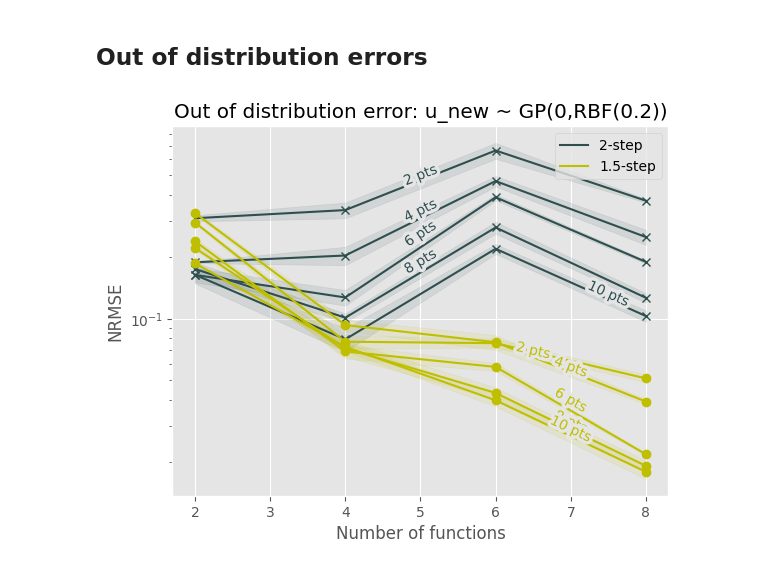
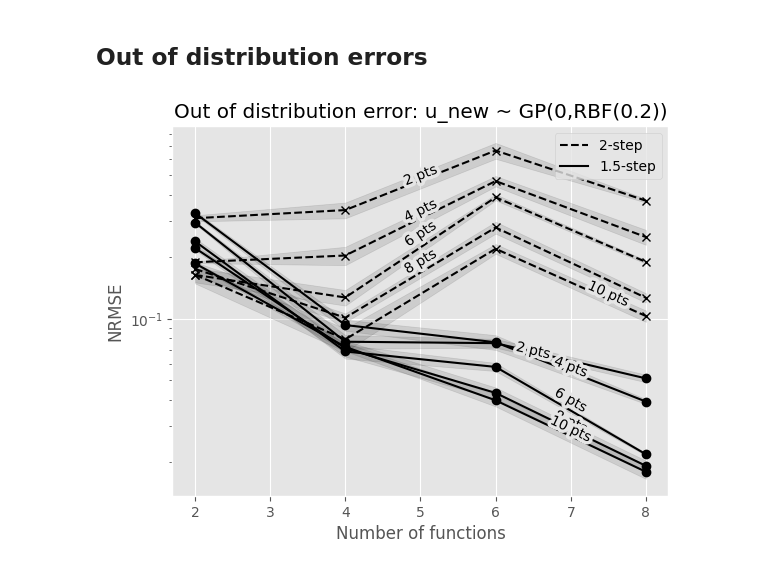
Before and after one commit to TADSGroup/kernelequationlearning, a Jupyter notebook: examples/darcy/Darcy_errorcurve_lots_multipleprescribed_GPs.ipynb, the cells around one changed output. Drawn from its saved outputs; the diff is of its cells as text; code cells hidden in the pictures.

Commit message:
added another version of the plots

```diff
--- a/examples/darcy/Darcy_errorcurve_lots_multipleprescribed_GPs.ipynb
+++ b/examples/darcy/Darcy_errorcurve_lots_multipleprescribed_GPs.ipynb
@@ -1273,42 +1273,45 @@ for obs_pt in OBS_PTS_LIST:
 err = jnp.load('errors_o_dis/err_rndm_grids_246810_1_5.npy', allow_pickle=True).item()
 # %%
 # Out of distribution errors plot
+NUM_FUN_LIST = [2,4,6,8]
+NUM_RUNS = 3
+OBS_PTS_LIST = [2,4,6,8,10]
 plt.title('Out of distribution error: u_new ~ GP(0,RBF(0.2))')
 ms = NUM_FUN_LIST
 # Colors
-c2 = 'darkslategrey'
-c1 = 'y'
+c2 = 'black'
+c1 = 'black'
 # 2-step method plot
 for obs_pt in OBS_PTS_LIST:
     # 2 method
     mean_i_opt_2 = jnp.array([jnp.mean(e) for e in jnp.array(err['2_mthd'][f'{obs_pt}_obs']['o_dis'])])
     sd_i_opt_2 = jnp.array([jnp.std(e) for e in jnp.array(err['2_mthd'][f'{obs_pt}_obs']['o_dis'])])
     # Plot 2 method
-    plt.plot(ms, mean_i_opt_2, label = f'{obs_pt} pts', marker= 'x', color = c2)
+    plt.plot(ms, mean_i_opt_2, label = f'{obs_pt} pts', marker= 'x', linestyle = 'dashed', color = c2)
     plt.fill_between(ms, mean_i_opt_2 - sd_i_opt_2, mean_i_opt_2 + sd_i_opt_2, alpha=.1, color = c2)
     plt.yscale('log')
 # 1-step method plot
 for obs_pt in OBS_PTS_LIST:
     # 1_5 method
     mean_i_opt_1_5 = jnp.array([jnp.mean(e) for e in jnp.array(err['1_5_mthd'][f'{obs_pt}_obs']['o_dis'])])
     sd_i_opt_1_5 = jnp.array([jnp.std(e) for e in jnp.array(err['1_5_mthd'][f'{obs_pt}_obs']['o_dis'])])
     # Plot 1_5 method
     plt.plot(ms, mean_i_opt_1_5, label = f'{obs_pt} pts', marker= 'o', color = c1)
     plt.fill_between(ms, mean_i_opt_1_5 - sd_i_opt_1_5, mean_i_opt_1_5 + sd_i_opt_1_5, alpha=.1, color = c1)
     plt.yscale('log')
 
 plt.ylabel('NRMSE')
 plt.xlabel('Number of functions')
 # adding labels to the plotlines
 xvals_2step = [5]*4 + [7.5]
 xvals_1step = [6.5]+[7]*4
 xvals = xvals_2step + xvals_1step
 lines = plt.gca().get_lines()
 labelLines(lines, align=True, xvals = xvals)
 # add legend box
-legend_elements = [Line2D([0], [0], color= c2, label='2-step'),
+legend_elements = [Line2D([0], [0], color= c2, linestyle='dashed',label='2-step'),
                    Line2D([0], [0], color= c1, label='1.5-step')]
 plt.legend(handles = legend_elements, loc = 'upper right')
 plt.show()
 # %% [output]
-[figure, old version]
+[figure, new version]
```
